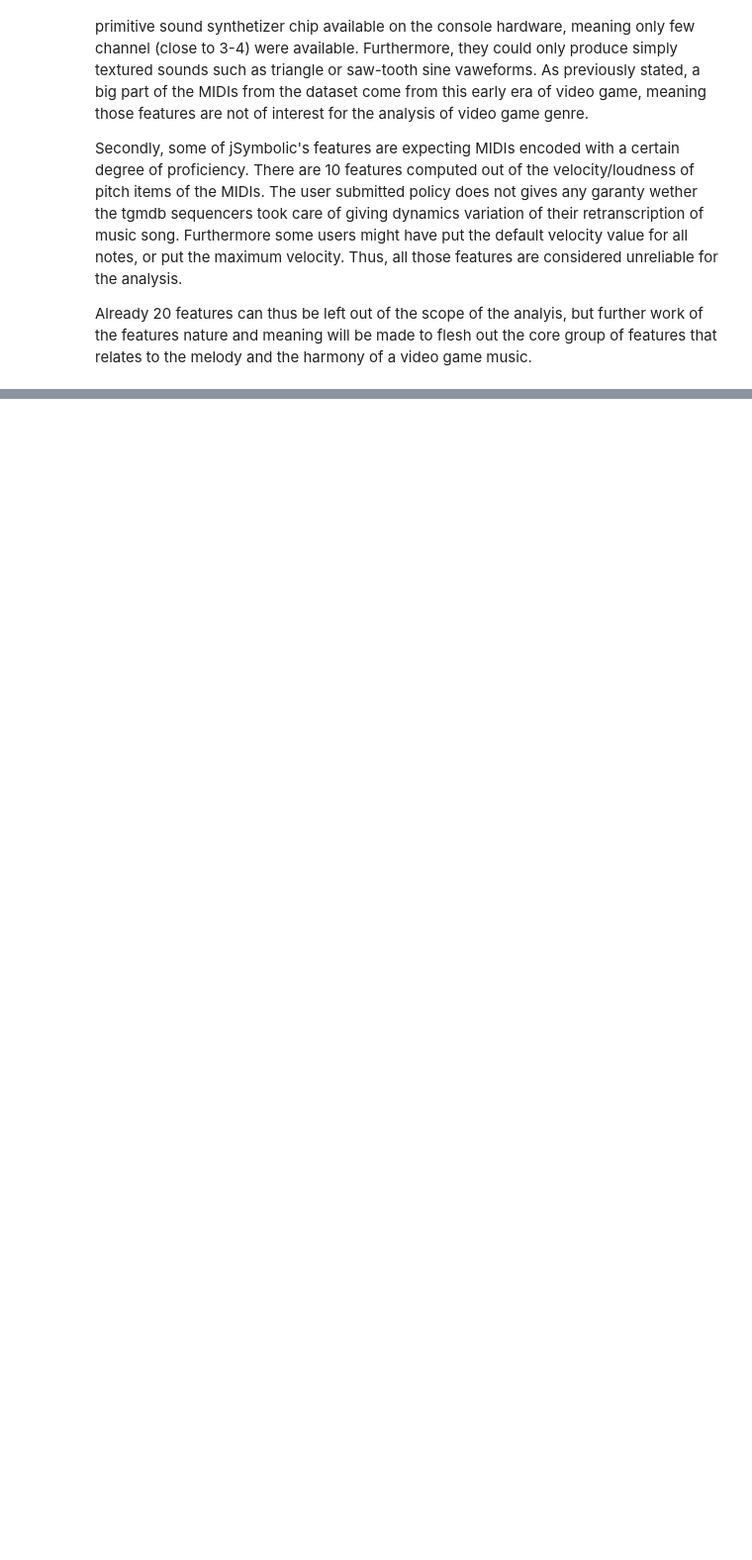
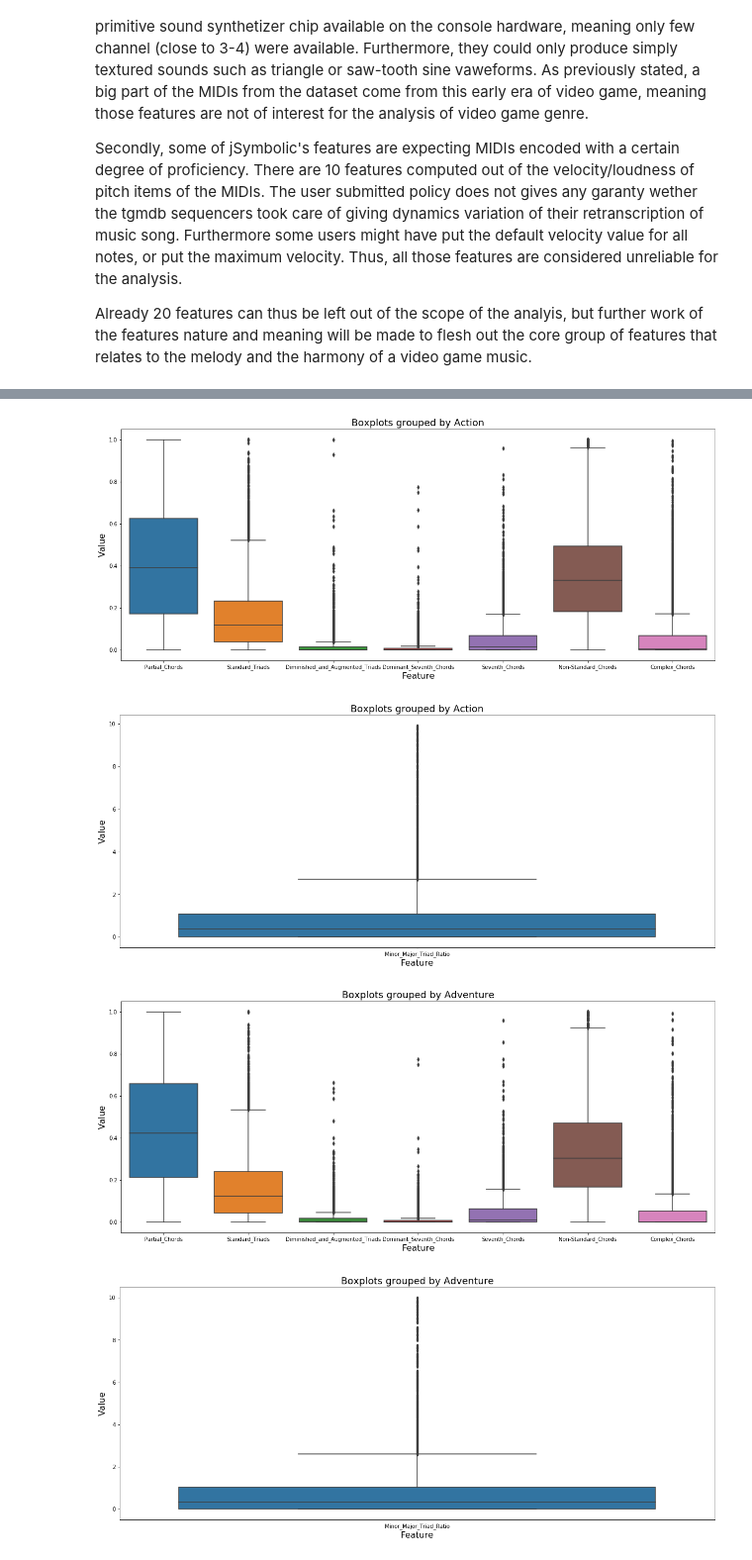
Before and after one commit to cedricviaccoz/musicology, a Jupyter notebook: dataset/JSymbolic Feat. Analysis & Discussion.ipynb, the cells around one changed output, grey strips where cells are left out. Shown at 99% size. Drawn from its saved outputs; the diff is of its cells as text; code cells hidden in the pictures; blank space fills up the shorter version.

```diff
--- a/dataset/JSymbolic Feat. Analysis & Discussion.ipynb
+++ b/dataset/JSymbolic Feat. Analysis & Discussion.ipynb
@@ -289,0 +353,23 @@ Already 20 features can thus be left out of the scope of the analyis, but furthe
+# %%
+arr = ['Partial_Chords','Standard_Triads','Diminished_and_Augmented_Triads','Dominant_Seventh_Chords',\
+'Seventh_Chords','Non-Standard_Chords','Complex_Chords']#,'Minor_Major_Triad_Ratio']
+
+df_min_maj_filt = df_pred.copy()
+df_min_maj_filt = df_min_maj_filt[(df_min_maj_filt['Minor_Major_Triad_Ratio'] < 10) & (df_min_maj_filt['Minor_Major_Melodic_Third_Ratio'] < 10)]
+boxPlotByGenre('Action',arr, df_pred)
+boxPlotByGenre('Action',['Minor_Major_Triad_Ratio'], df_min_maj_filt)
+boxPlotByGenre('Adventure',arr, df_pred)
+boxPlotByGenre('Adventure',['Minor_Major_Triad_Ratio'], df_min_maj_filt)
+boxPlotByGenre('Role-Playing',arr, df_pred)
+boxPlotByGenre('Role-Playing',['Minor_Major_Triad_Ratio'], df_min_maj_filt)
+boxPlotByGenre('Fighting',arr, df_pred)
+boxPlotByGenre('Fighting',['Minor_Major_Triad_Ratio'], df_min_maj_filt)
+boxPlotByGenre('Shooter',arr, df_pred)
+boxPlotByGenre('Shooter',['Minor_Major_Triad_Ratio'], df_min_maj_filt)
+boxPlotByGenre('Puzzle',arr, df_pred)
+boxPlotByGenre('Puzzle',['Minor_Major_Triad_Ratio'], df_min_maj_filt)
+# %% [output]
+[figure, added]
+[figure, added]
+[figure, added]
+[figure, added]
```
Also changed, not shown: parts of 8 cells of this notebook.
